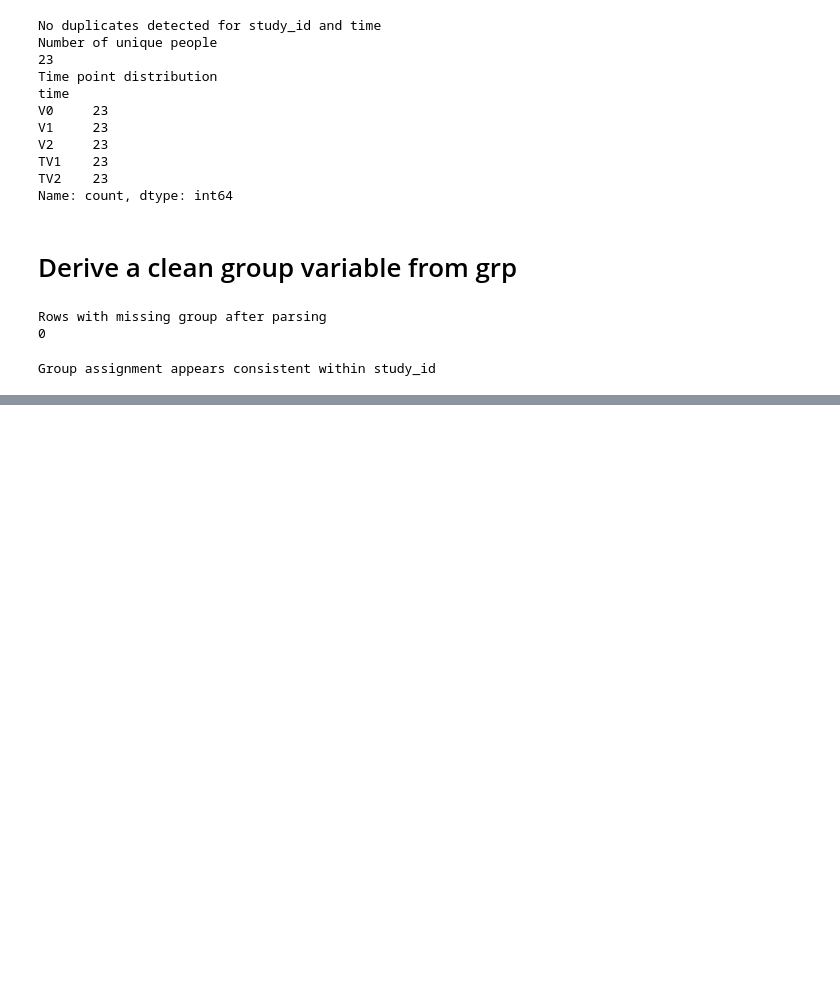
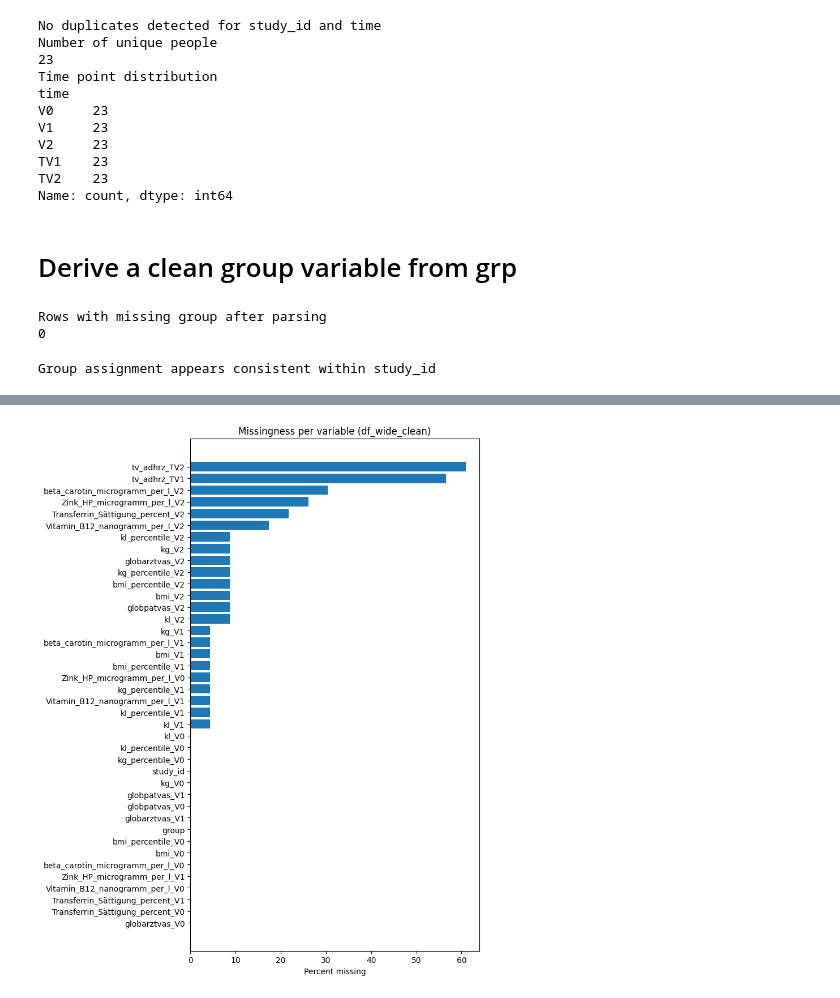
Before and after one commit to sschepanski/NutriJIA, a Jupyter notebook: scr/Analysis.ipynb, the cells around one changed output, grey strips where cells are left out. Drawn from its saved outputs; the diff is of its cells as text; code cells hidden in the pictures; blank space fills up the shorter version.

Commit message:
Changes in SCR Analysis

```diff
--- a/scr/Analysis.ipynb
+++ b/scr/Analysis.ipynb
@@ -755,0 +457,18 @@ Baseline descriptive table for globarztvas
+# %%
+DATA_DIR = Path("/Users/stevenschepanski/Documents/04_ANALYSIS/NutriJIA/data")
+
+df_wide_clean = pd.read_csv(DATA_DIR / "NutriJIA_wide_clean.csv")
+df_analysis   = pd.read_csv(DATA_DIR / "NutriJIA_analysis_ready.csv")
+# %%
+missing_table = (
+    df_wide_clean
+    .isna()
+    .mean()
+    .mul(100)
+    .round(1)
+    .reset_index()
+    .rename(columns={"index": "variable", 0: "percent_missing"})
+    .sort_values("percent_missing", ascending=False)
+)
+
+print(missing_table)
@@ -755,0 +493,13 @@ Baseline descriptive table for globarztvas
+# %%
+plt.figure(figsize=(8, 10))
+plt.barh(
+    missing_table["variable"],
+    missing_table["percent_missing"]
+)
+plt.xlabel("Percent missing")
+plt.title("Missingness per variable (df_wide_clean)")
+plt.gca().invert_yaxis()
+plt.tight_layout()
+plt.show()
+# %% [output]
+[figure, added]
```
Also changed, not shown: parts of 137 cells of this notebook, 1 other file.
